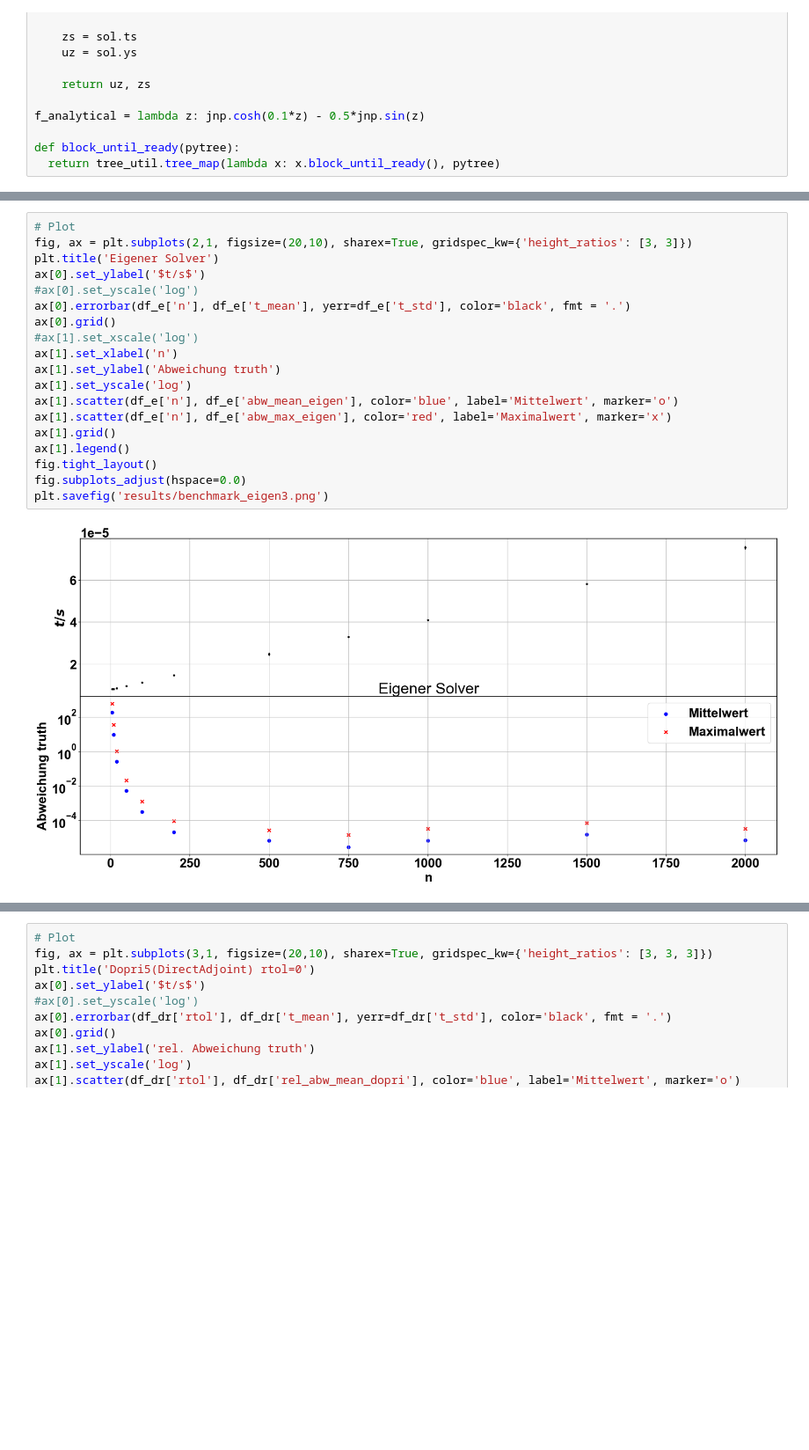
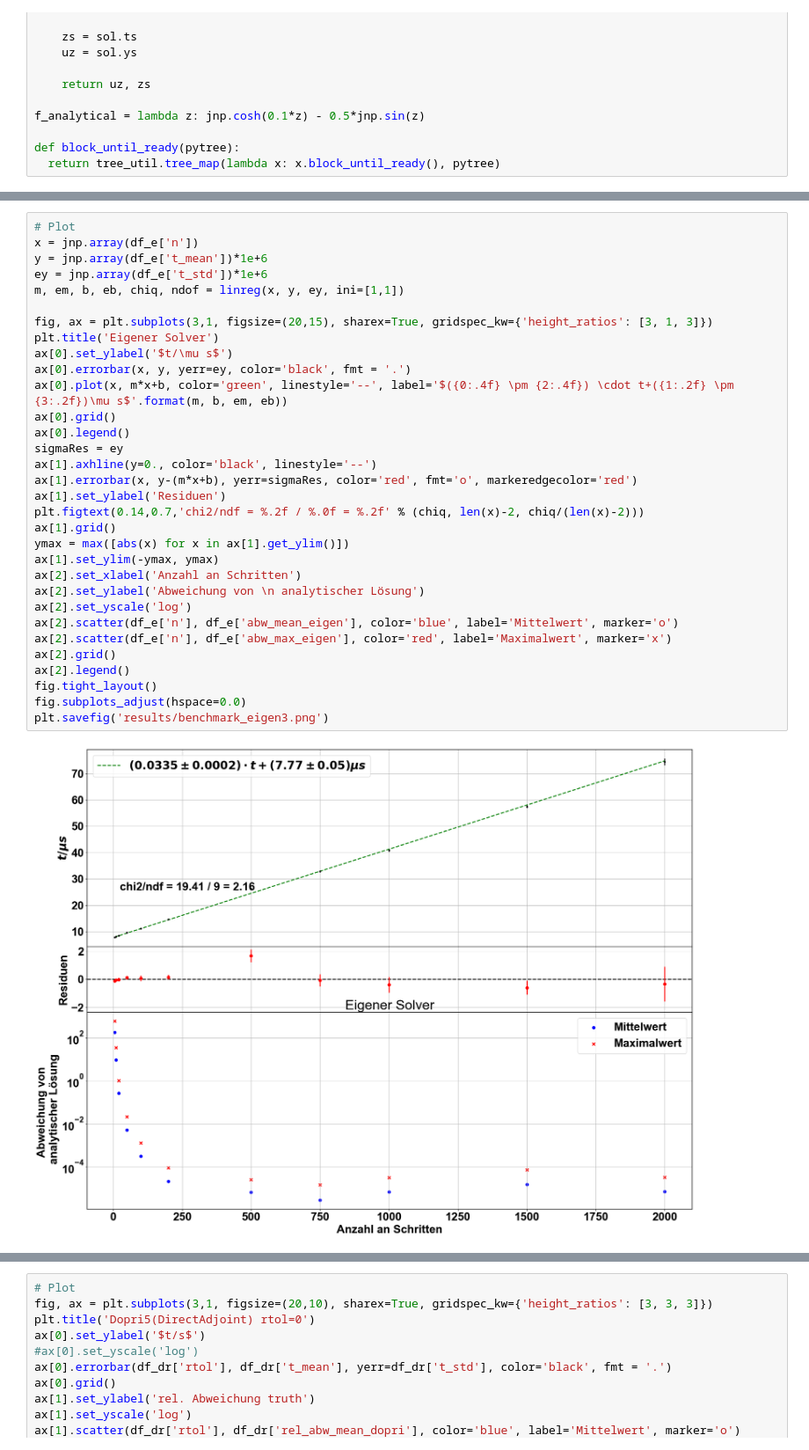
Before and after one commit to rubba0220/Bachelorarbeit, a Jupyter notebook: proper benchmark3.ipynb, the cells around one changed output, grey strips where cells are left out. Shown at 88% size. Drawn from its saved outputs; the diff is of its cells as text; blank space fills up the shorter version.

Commit message:
Plots

```diff
--- a/proper benchmark3.ipynb
+++ b/proper benchmark3.ipynb
@@ -125,24 +174,37 @@ df_e.to_string('results/benchmark_eigen3.txt', col_space=16, justify='left', ind
 # %%
 # Plot
-fig, ax = plt.subplots(2,1, figsize=(20,10), sharex=True, gridspec_kw={'height_ratios': [3, 3]})
+x = jnp.array(df_e['n'])
+y = jnp.array(df_e['t_mean'])*1e+6
+ey = jnp.array(df_e['t_std'])*1e+6
+m, em, b, eb, chiq, ndof = linreg(x, y, ey, ini=[1,1])
+
+fig, ax = plt.subplots(3,1, figsize=(20,15), sharex=True, gridspec_kw={'height_ratios': [3, 1, 3]})
 plt.title('Eigener Solver')
-ax[0].set_ylabel('$t/s$')
-#ax[0].set_yscale('log')
-ax[0].errorbar(df_e['n'], df_e['t_mean'], yerr=df_e['t_std'], color='black', fmt = '.')
+ax[0].set_ylabel('$t/\mu s$')
+ax[0].errorbar(x, y, yerr=ey, color='black', fmt = '.')
+ax[0].plot(x, m*x+b, color='green', linestyle='--', label='$({0:.4f} \pm {2:.4f}) \cdot t+({1:.2f} \pm {3:.2f})\mu s$'.format(m, b, em, eb))
 ax[0].grid()
-#ax[1].set_xscale('log')
-ax[1].set_xlabel('n')
-ax[1].set_ylabel('Abweichung truth')
-ax[1].set_yscale('log')
-ax[1].scatter(df_e['n'], df_e['abw_mean_eigen'], color='blue', label='Mittelwert', marker='o')
-ax[1].scatter(df_e['n'], df_e['abw_max_eigen'], color='red', label='Maximalwert', marker='x')
+ax[0].legend()
+sigmaRes = ey
+ax[1].axhline(y=0., color='black', linestyle='--')
+ax[1].errorbar(x, y-(m*x+b), yerr=sigmaRes, color='red', fmt='o', markeredgecolor='red')
+ax[1].set_ylabel('Residuen')
+plt.figtext(0.14,0.7,'chi2/ndf = %.2f / %.0f = %.2f' % (chiq, len(x)-2, chiq/(len(x)-2)))
 ax[1].grid()
-ax[1].legend()
+ymax = max([abs(x) for x in ax[1].get_ylim()])
+ax[1].set_ylim(-ymax, ymax)
+ax[2].set_xlabel('Anzahl an Schritten')
+ax[2].set_ylabel('Abweichung von \n analytischer Lösung')
+ax[2].set_yscale('log')
+ax[2].scatter(df_e['n'], df_e['abw_mean_eigen'], color='blue', label='Mittelwert', marker='o')
+ax[2].scatter(df_e['n'], df_e['abw_max_eigen'], color='red', label='Maximalwert', marker='x')
+ax[2].grid()
+ax[2].legend()
 fig.tight_layout()
 fig.subplots_adjust(hspace=0.0)
 plt.savefig('results/benchmark_eigen3.png')
 # %% [output]
-[figure, old version]
+[figure, new version]
 # %%
 rtol = 0
 atols = [1e-1, 1e-2, 1e-3, 1e-4, 1e-5, 1e-6, 1e-7, 1e-8, 1e-9, 1e-10]
```
Also changed, not shown: parts of 8 cells of this notebook, 8 other files.
